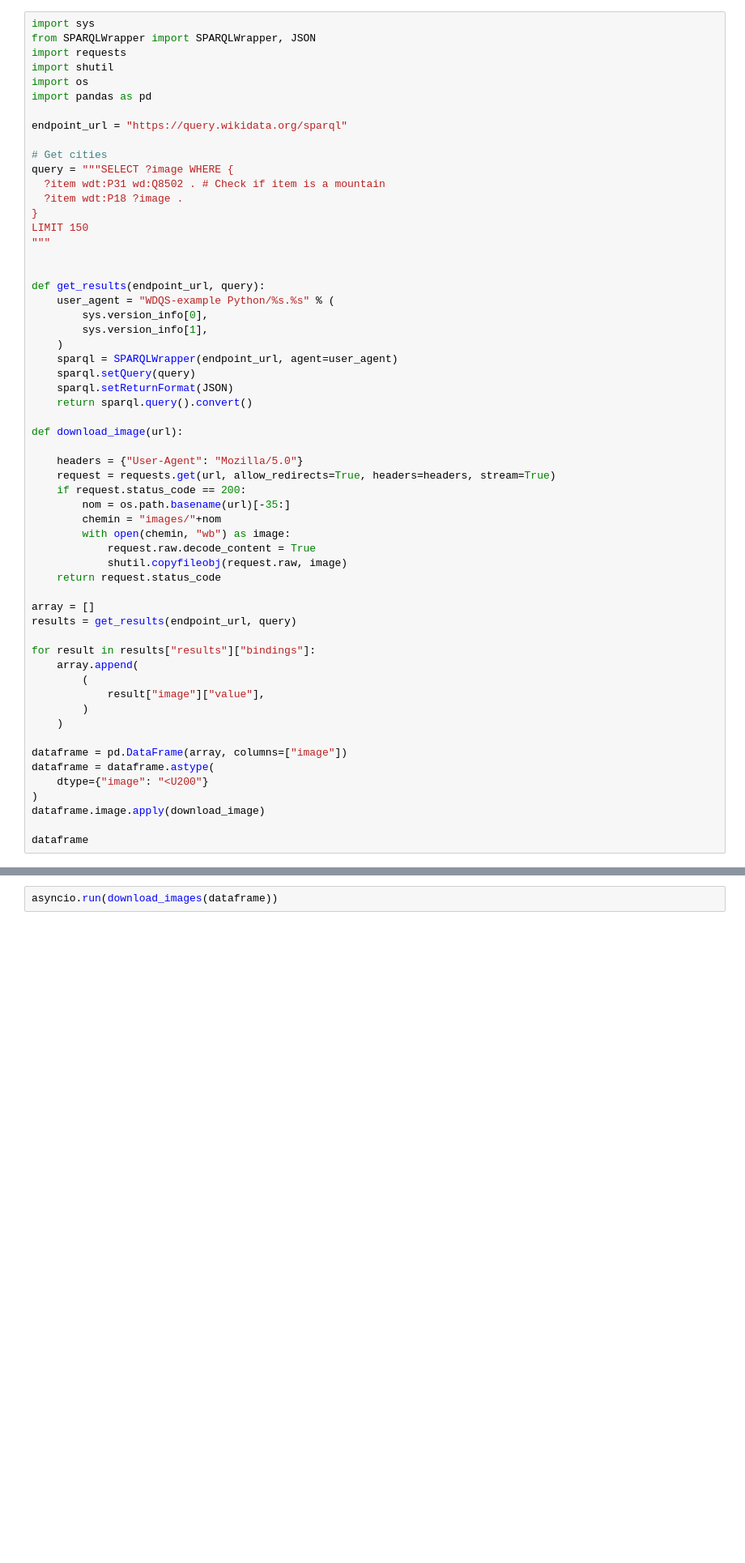
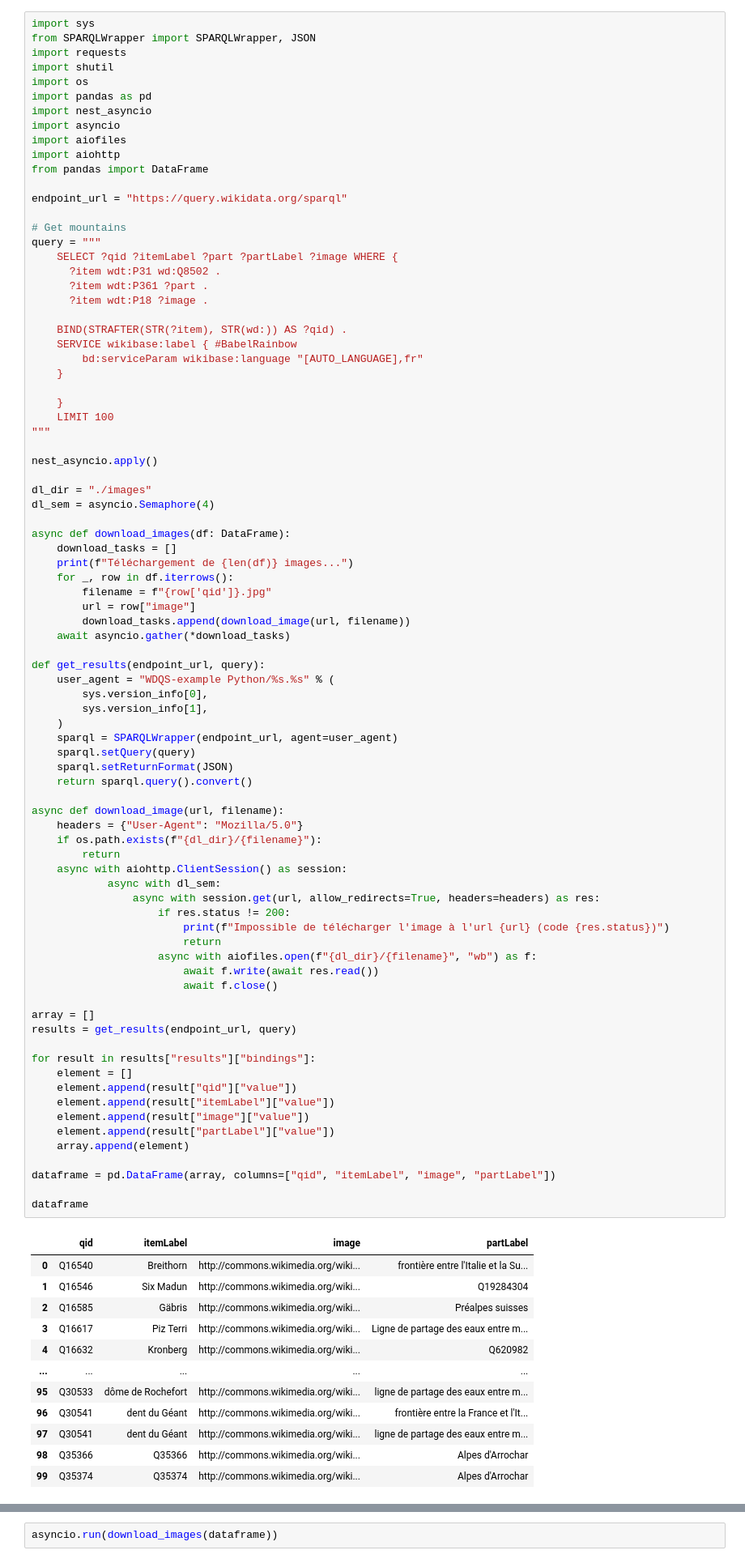
Before and after one commit to scorpion6912/CPE-Images-analysis, a Jupyter notebook: main.ipynb, the cells around one changed output, grey strips where cells are left out. Shown: that part at 81% size. Saved outputs shown, nothing was run; the diff lists cells and outputs as text; blank space fills up the shorter version.

```diff
--- a/main.ipynb
+++ b/main.ipynb
@@ -31,56 +31,94 @@ import sys
 from SPARQLWrapper import SPARQLWrapper, JSON
 import requests
 import shutil
 import os
 import pandas as pd
+import nest_asyncio
+import asyncio
+import aiofiles
+import aiohttp
+from pandas import DataFrame
 
 endpoint_url = "https://query.wikidata.org/sparql"
 
-# Get cities
-query = """SELECT ?image WHERE {
-  ?item wdt:P31 wd:Q8502 . # Check if item is a mountain
-  ?item wdt:P18 ?image .
-}
-LIMIT 150
+# Get mountains
+query = """
+    SELECT ?qid ?itemLabel ?part ?partLabel ?image WHERE {
+      ?item wdt:P31 wd:Q8502 .
+      ?item wdt:P361 ?part .
+      ?item wdt:P18 ?image .
+
+    BIND(STRAFTER(STR(?item), STR(wd:)) AS ?qid) .
+    SERVICE wikibase:label { #BabelRainbow
+        bd:serviceParam wikibase:language "[AUTO_LANGUAGE],fr"
+    }
+
+    }
+    LIMIT 100
 """
 
+nest_asyncio.apply()
+
+dl_dir = "./images"
+dl_sem = asyncio.Semaphore(4)
+
+async def download_images(df: DataFrame):
+    download_tasks = []
+    print(f"Téléchargement de {len(df)} images...")
+    for _, row in df.iterrows():
+        filename = f"{row['qid']}.jpg"
+        url = row["image"]
+        download_tasks.append(download_image(url, filename))
+    await asyncio.gather(*download_tasks)
 
 def get_results(endpoint_url, query):
     user_agent = "WDQS-example Python/%s.%s" % (
         sys.version_info[0],
         sys.version_info[1],
     )
     sparql = SPARQLWrapper(endpoint_url, agent=user_agent)
     sparql.setQuery(query)
     sparql.setReturnFormat(JSON)
     return sparql.query().convert()
 
-def download_image(url):
-
+async def download_image(url, filename):
     headers = {"User-Agent": "Mozilla/5.0"}
-    request = requests.get(url, allow_redirects=True, headers=headers, stream=True)
-    if request.status_code == 200:
-        nom = os.path.basename(url)[-35:]
-        chemin = "images/"+nom
-        with open(chemin, "wb") as image:
-            request.raw.decode_content = True
-            shutil.copyfileobj(request.raw, image)
-    return request.status_code
+    if os.path.exists(f"{dl_dir}/{filename}"):
+        return
+    async with aiohttp.ClientSession() as session:
+            async with dl_sem:
+                async with session.get(url, allow_redirects=True, headers=headers) as res:
+                    if res.status != 200:
+                        print(f"Impossible de télécharger l'image à l'url {url} (code {res.status})")
+                        return
+                    async with aiofiles.open(f"{dl_dir}/{filename}", "wb") as f:
+                        await f.write(await res.read())
+                        await f.close()
 
 array = []
 results = get_results(endpoint_url, query)
 
 for result in results["results"]["bindings"]:
-    array.append(
-        (
-            result["image"]["value"],
-        )
-    )
+    element = []
+    element.append(result["qid"]["value"])
+    element.append(result["itemLabel"]["value"])
+    element.append(result["image"]["value"])
+    element.append(result["partLabel"]["value"])
+    array.append(element)
 
-dataframe = pd.DataFrame(array, columns=["image"])
-dataframe = dataframe.astype(
-    dtype={"image": "<U200"}
-)
-dataframe.image.apply(download_image)
+dataframe = pd.DataFrame(array, columns=["qid", "itemLabel", "image", "partLabel"])
 
 dataframe
+# %% [output]
+|  | qid | itemLabel | image | partLabel |
+| 0 | Q16540 | Breithorn | http://commons.wikimedia.org/wiki... | frontière entre l'Italie et la Su... |
+| 1 | Q16546 | Six Madun | http://commons.wikimedia.org/wiki... | Q19284304 |
+| 2 | Q16585 | Gäbris | http://commons.wikimedia.org/wiki... | Préalpes suisses |
+| 3 | Q16617 | Piz Terri | http://commons.wikimedia.org/wiki... | Ligne de partage des eaux entre m... |
+| 4 | Q16632 | Kronberg | http://commons.wikimedia.org/wiki... | Q620982 |
+| ... | ... | ... | ... | ... |
+| 95 | Q30533 | dôme de Rochefort | http://commons.wikimedia.org/wiki... | ligne de partage des eaux entre m... |
+| 96 | Q30541 | dent du Géant | http://commons.wikimedia.org/wiki... | frontière entre la France et l'It... |
+| 97 | Q30541 | dent du Géant | http://commons.wikimedia.org/wiki... | ligne de partage des eaux entre m... |
+| 98 | Q35366 | Q35366 | http://commons.wikimedia.org/wiki... | Alpes d'Arrochar |
+| 99 | Q35374 | Q35374 | http://commons.wikimedia.org/wiki... | Alpes d'Arrochar |
```
Also changed, not shown: parts of 5 cells of this notebook, 1 other file.
